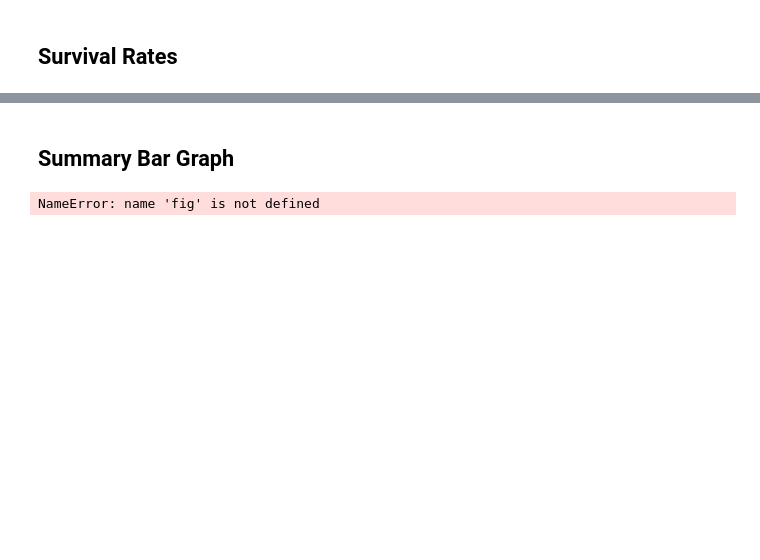
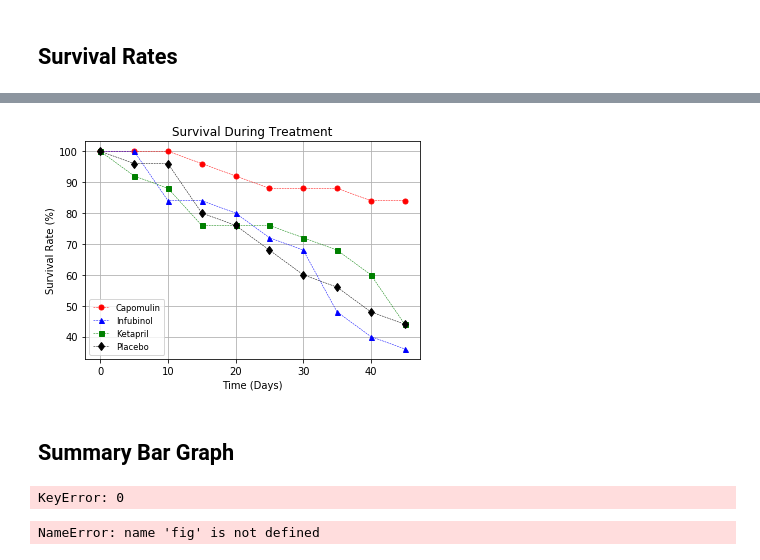
Before and after one commit to Shadi0ir/matplotlib-challenge, a Jupyter notebook: Pymaceuticals/pymaceuticals_starter.ipynb, the cells around one changed output, grey strips where cells are left out. Saved outputs shown, nothing was run; the diff lists cells and outputs as text; code cells hidden in the pictures; blank space fills up the shorter version.

```diff
--- a/Pymaceuticals/pymaceuticals_starter.ipynb
+++ b/Pymaceuticals/pymaceuticals_starter.ipynb
@@ -19,10 +19,10 @@ Drug_data_df=pd.read_csv(clinical_trial_data_to_load)
 
 # Combine thMouse_data_dfe data into a single dataset
 data_frame=[Mouse_data_df,Drug_data_df]
-merge_data_df=pd.merge(Drug_data_df, Mouse_data_df, how='left',on=['Mouse ID','Mouse ID'])
+combine_data_df=pd.merge(Drug_data_df, Mouse_data_df, how='left',on=['Mouse ID','Mouse ID'])
 
 # Display the data table for preview
-merge_data_df.head(10)
+combine_data_df.head(10)
 # %% [output]
 |  | Mouse ID | Timepoint | Tumor Volume (mm3) | Metastatic Sites | Drug |
 | 0 | b128 | 0 | 45.0 | 0 | Capomulin |
@@ -168,3 +221,7 @@ plt.show()
 # Convert to DataFrame
 
 # Preview DataFrame
+# %%
+Mice_count= combine_data_df.groupby(['Drug','Timepoint']).count()['Mouse ID']
+Mice_count=pd.DataFrame(Mice_count)
+Mice_count.head().reset_index()
@@ -172,3 +236,7 @@ plt.show()
 # Minor Data Munging to Re-Format the Data Frames
 
 # Preview the Data Frame
+# %%
+Mice_count=Mice_count.reset_index()
+Mice_count_pivot=Mice_count.pivot(index='Timepoint', columns='Drug')['Mouse ID']
+Mice_count_pivot.head()
@@ -184,9 +258,35 @@ plt.show()
+# %%
+plt.plot(100 * Mice_count_pivot['Capomulin'] / 25 , "ro", linestyle="dashed", markersize=5, linewidth=0.50)
+plt.plot(100 * Mice_count_pivot['Infubinol'] / 25, "b^", linestyle="dashed", markersize=5, linewidth=0.50)
+plt.plot(100 * Mice_count_pivot["Ketapril"] / 25, "gs", linestyle="dashed", markersize=5, linewidth=0.50)
+plt.plot(100 * Mice_count_pivot["Placebo"] / 25 , "kd", linestyle="dashed", markersize=6, linewidth=0.50)
+
+plt.title("Survival During Treatment")
+plt.ylabel("Survival Rate (%)")
+plt.xlabel("Time (Days)")
+plt.grid(True)
+plt.legend(['Capomulin', 'Infubinol', 'Ketapril', 'Placebo'], loc="best", fontsize="small", fancybox=True)
+
+# Save the Figure
+plt.savefig("analysis/Fig3.png")
+
+# Show the Figure
+plt.show()
+# %% [output]
+[figure, added]
 # %% [markdown]
 ## Summary Bar Graph
 # %%
 # Calculate the percent changes for each drug
 
 # Display the data to confirm
+# %%
+Drug_Percentage_Change =  100 * (Tumor_pivot_vol_df.iloc[-1] - Tumor_pivot_vol_df[0]) / Tumor_pivot_vol_df[0]
+# Summary_bar_mean_error =  100 * (Tumor_pivot_Vol_Error.iloc[-1] - Tumor_pivot_Vol_Error.iloc[0]) /Tumor_pivot_Vol_Error.iloc[0]
+
+# Summary_bar_mean
+# %% [output]
+KeyError: 0
 # %%
 # Store all Relevant Percent Changes into a Tuple
 
```
Also changed, not shown: parts of 15 cells of this notebook, 2 other files.
